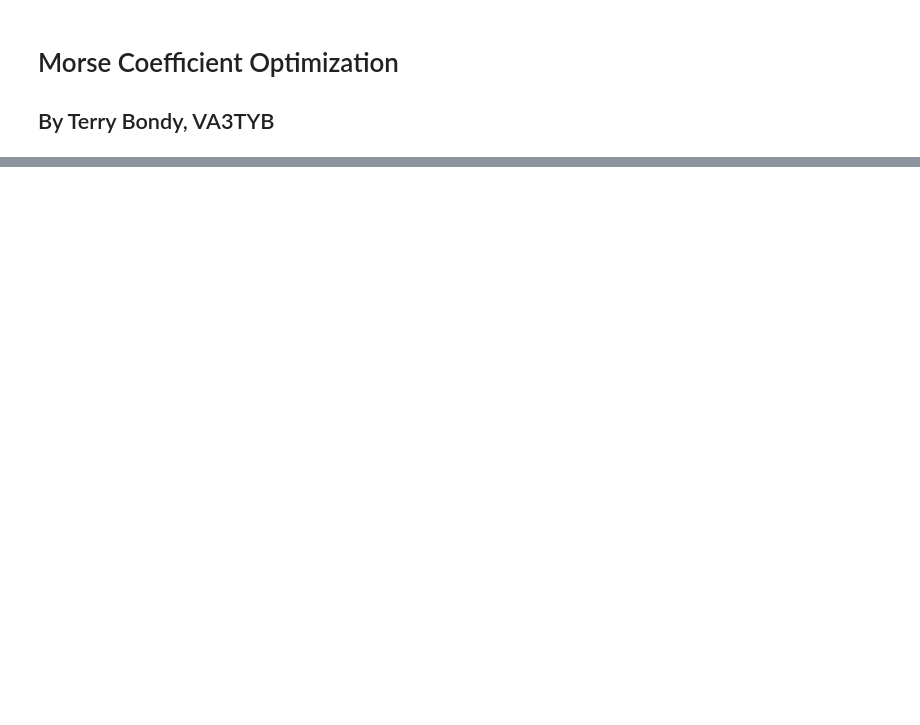
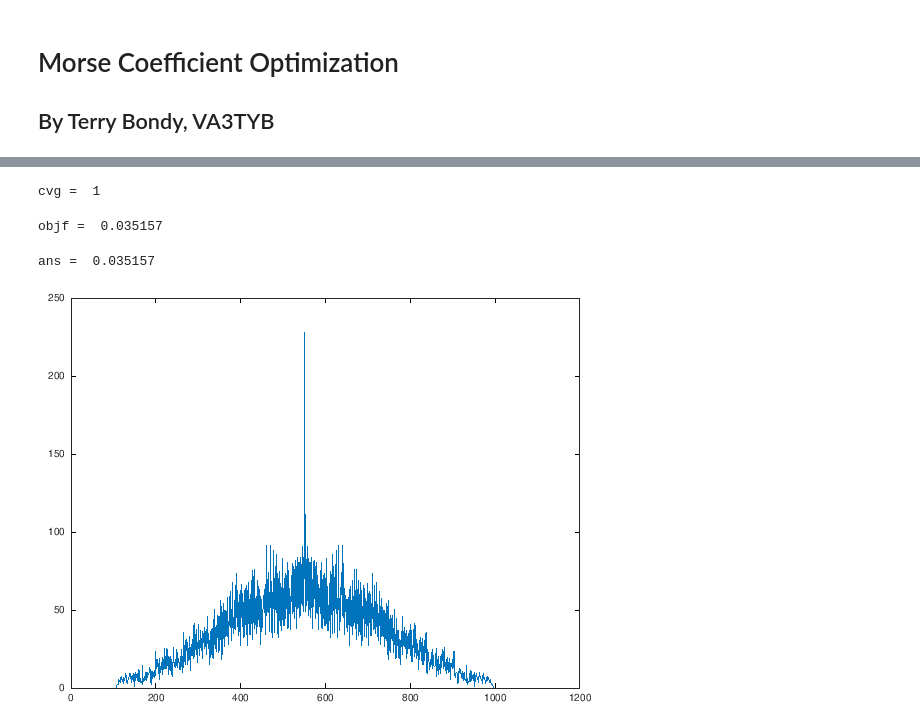
Before and after one commit to tbondy760/sat-chirp, a Jupyter notebook: OptimizeCoeff.ipynb, the cells around one changed output, grey strips where cells are left out. Drawn from its saved outputs; the diff is of its cells as text; code cells hidden in the pictures; blank space fills up the shorter version.

```diff
--- a/OptimizeCoeff.ipynb
+++ b/OptimizeCoeff.ipynb
@@ -373,0 +29,2 @@ costVA3TYB(inp)
+# %%
+ss = makeMorseSoundSilence("QRG DE VA3TYB VA3TYB?");
@@ -373,0 +115,19 @@ costVA3TYB(inp)
+# %%
+cvg
+# %% [output]
+cvg =  1
+# %%
+objf
+# %% [output]
+objf =  0.035157
+# %%
+costAny(p, ss)
+# %% [output]
+ans =  0.035157
+# %%
+  mAngle = p(:)';
+  # Make a test vector where the back half is a mirror and congugate of the front half
+  test = ss .* [ exp(j .* mAngle), 1, exp(-j .* flip(mAngle)) ];
+plot(abs(conv(test,test)))
+# %% [output]
+[figure, added]
```
Also changed, not shown: parts of 16 cells of this notebook, 2 other files.
